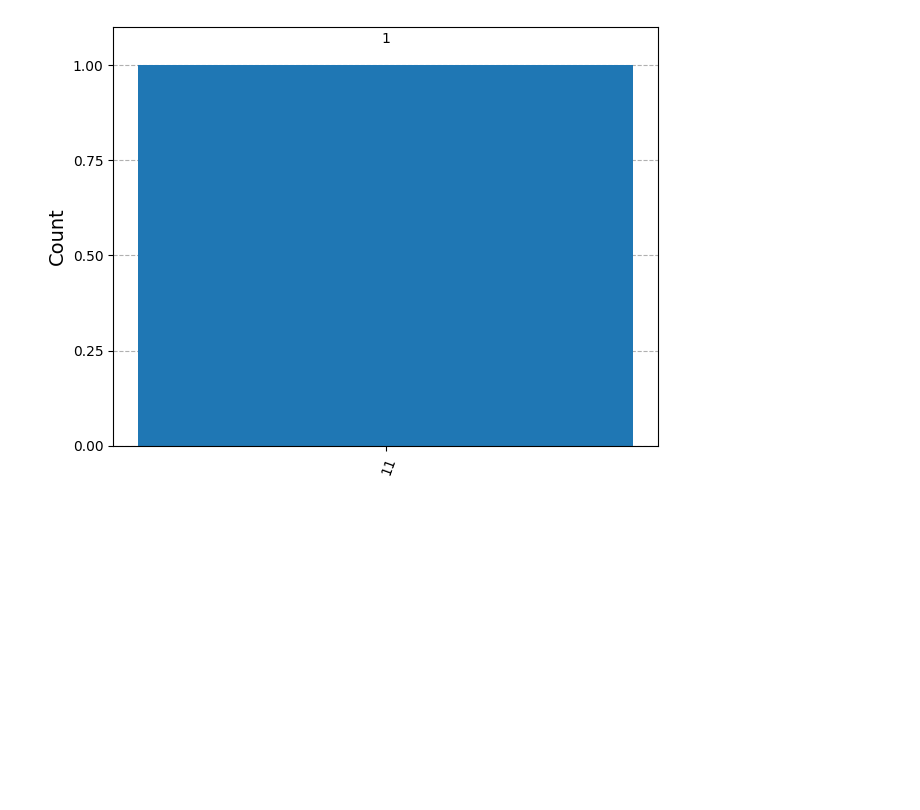
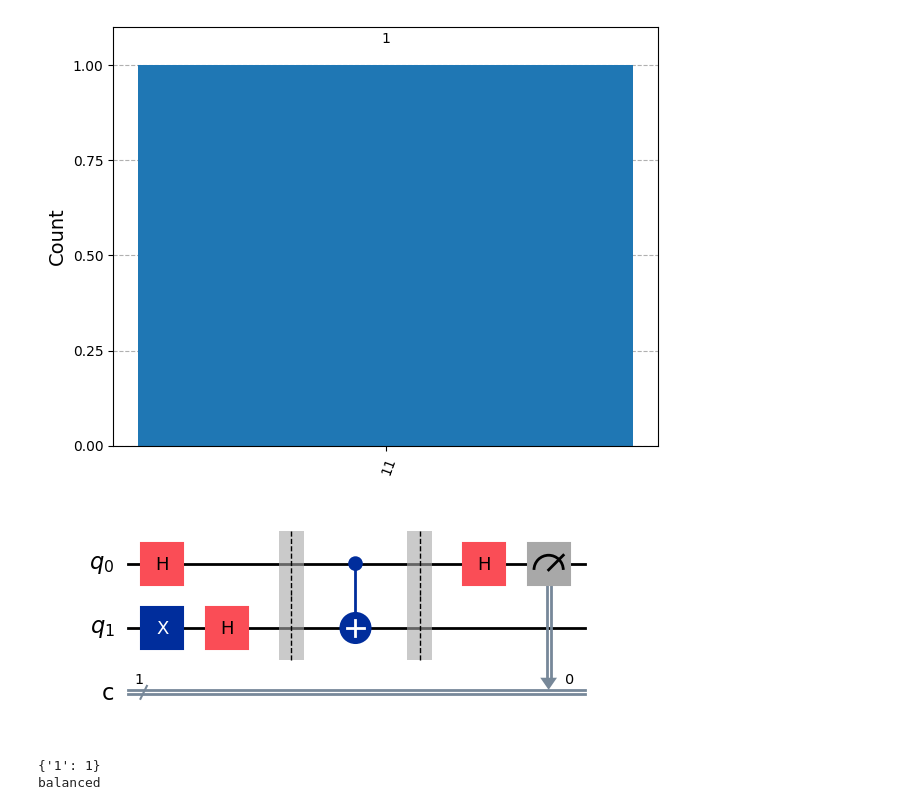
Before and after one commit to Seolwon64/QUANTUM_LABORATORY, a Jupyter notebook: COMPUTER SCIENCE/DEUTSCH-JOZSA ALGORITHM.ipynb, the cells around one changed output. Saved outputs shown, nothing was run; the diff lists cells and outputs as text; code cells hidden in the pictures; blank space fills up the shorter version.

Commit message:
implement Deutsch's algorithm circuit in Qiskit
Add phase kickback and oracle verification for constant and balanced functions

```diff
--- a/COMPUTER SCIENCE/DEUTSCH-JOZSA ALGORITHM.ipynb
+++ b/COMPUTER SCIENCE/DEUTSCH-JOZSA ALGORITHM.ipynb
@@ -116,3 +116,32 @@ from qiskit.visualization import plot_histogram
 plot_histogram(counts)
 # %% [output]
 [figure]
+# %%
+## Deutsch's algorithm:
+
+## Step 1: Map the problem
+
+# first, convert oracle circuit (above) to a single gate for drawing purposes.
+# otherwise, the circuit is too large to display
+blackbox = twobit_function(
+    3
+    # you may edit the number (1-4) inside "twobit_function()" to select among the four valid functions
+).to_gate()
+blackbox.label = "$U_f$"
+
+
+qc_deutsch = QuantumCircuit(2, 1)
+
+qc_deutsch.x(1)
+qc_deutsch.h(range(2))
+
+qc_deutsch.barrier()
+qc_deutsch.compose(twobit_function(2), inplace=True)
+qc_deutsch.barrier()
+
+qc_deutsch.h(0)
+qc_deutsch.measure(0, 0)
+
+qc_deutsch.draw("mpl")
+# %% [output]
+[figure, added]
@@ -118,0 +163,12 @@ plot_histogram(counts)
+# %%
+# Step 4: Visualize and analyze results
+
+## Analysis
+print(counts)
+if "1" in counts:
+    print("balanced")
+else:
+    print("constant")
+# %% [output]
+{'1': 1}
+balanced
```
Also changed, not shown: parts of 3 cells of this notebook.
